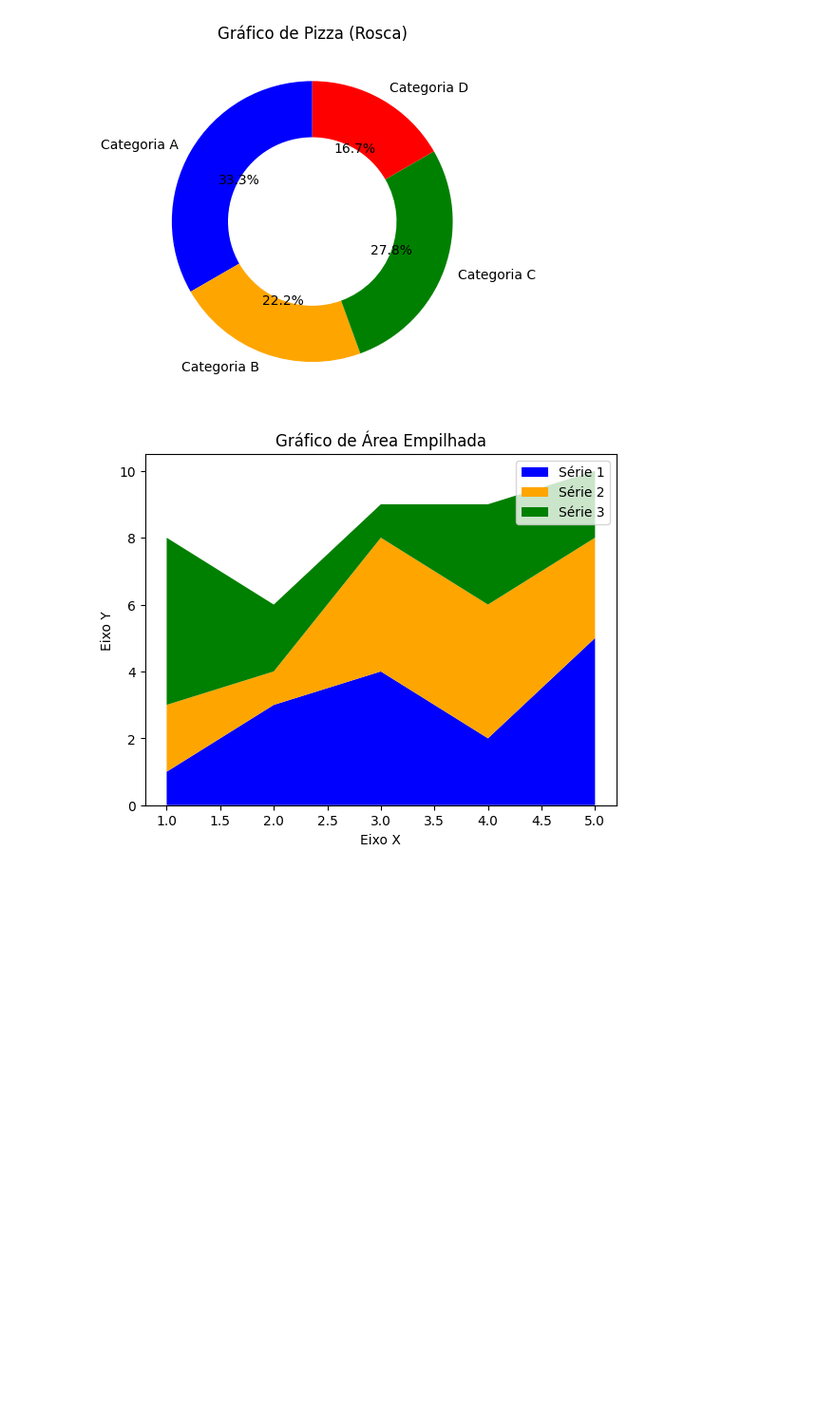
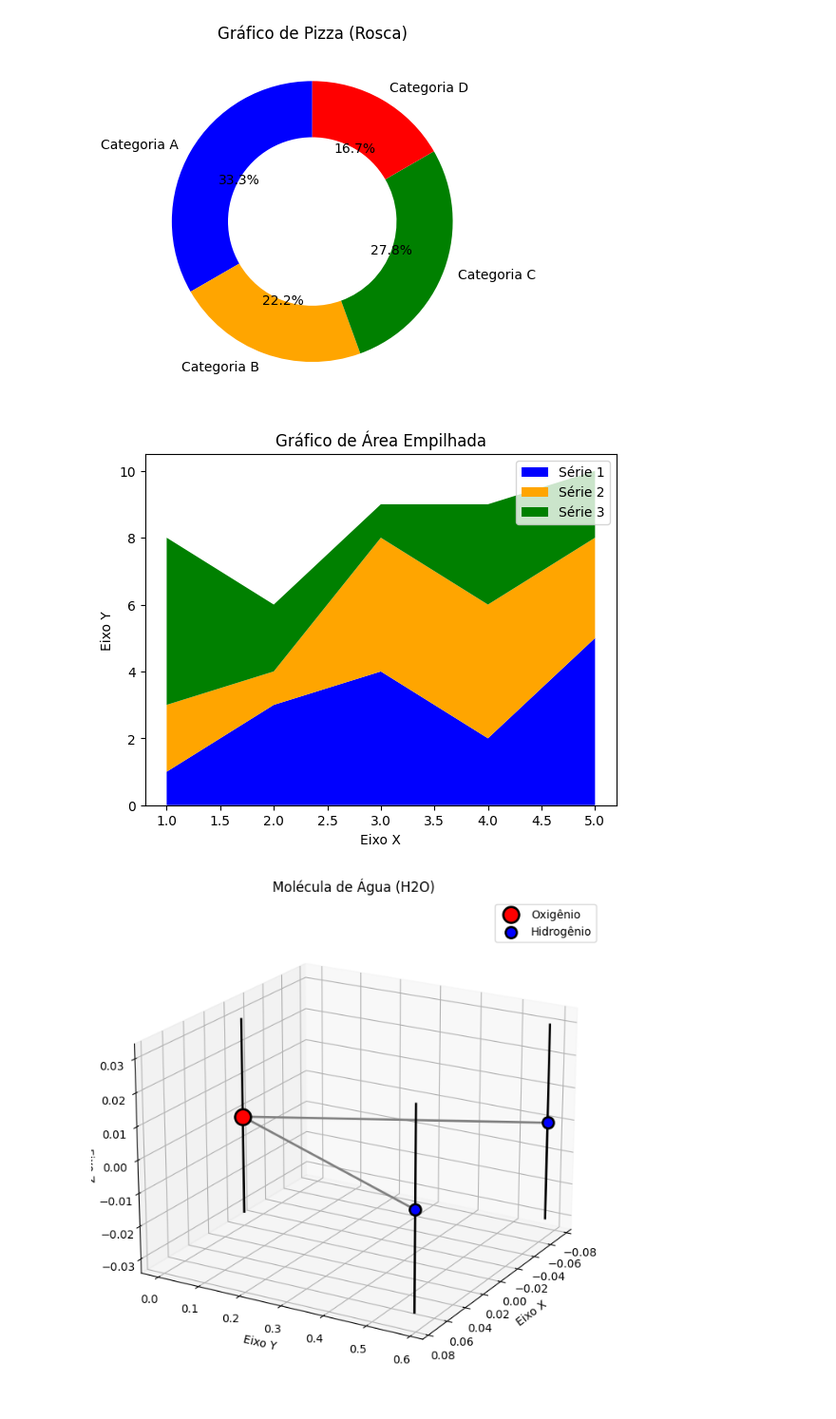
Before and after one commit to kono100/Graficos_em_Python, a Jupyter notebook: grafico.ipynb, the cells around one changed output. Shown at 95% size. Drawn from its saved outputs; the diff is of its cells as text; code cells hidden in the pictures; blank space fills up the shorter version.

```diff
--- a/grafico.ipynb
+++ b/grafico.ipynb
@@ -338,3 +338,51 @@ plt.legend()
 plt.show()
 # %% [output]
 [figure]
+# %%
+
+# Grafico 13
+
+import matplotlib.pyplot as plt
+import numpy as np
+from mpl_toolkits.mplot3d import Axes3D
+
+# Criar a figura tridimensional
+fig = plt.figure(figsize=(8, 8))
+ax = fig.add_subplot(111, projection='3d')
+
+# Coordenadas dos átomos de hidrogênio (H) e oxigênio (O) em uma molécula de água
+oxygen = np.array([0, 0, 0])
+hydrogen1 = np.array([0.075, 0.586, 0])
+hydrogen2 = np.array([-0.075, 0.586, 0])
+
+# Adicionar esferas para representar átomos
+ax.scatter(*oxygen, color='red', s=200, label='Oxigênio', edgecolor='black', linewidth=2)
+ax.scatter(*hydrogen1, color='blue', s=100, label='Hidrogênio', edgecolor='black', linewidth=2)
+ax.scatter(*hydrogen2, color='blue', s=100, edgecolor='black', linewidth=2)
+
+# Adicionar cilindros para representar ligações
+cylinder_radius = 0.03
+ax.plot([oxygen[0], hydrogen1[0]], [oxygen[1], hydrogen1[1]], [oxygen[2], hydrogen1[2]], color='gray', linewidth=2)
+ax.plot([oxygen[0], hydrogen2[0]], [oxygen[1], hydrogen2[1]], [oxygen[2], hydrogen2[2]], color='gray', linewidth=2)
+
+# Adicionar linhas para representar átomos
+ax.plot([oxygen[0], oxygen[0]], [oxygen[1], oxygen[1]], [oxygen[2] - cylinder_radius, oxygen[2] + cylinder_radius], color='black', linewidth=2)
+ax.plot([hydrogen1[0], hydrogen1[0]], [hydrogen1[1], hydrogen1[1]], [hydrogen1[2] - cylinder_radius, hydrogen1[2] + cylinder_radius], color='black', linewidth=2)
+ax.plot([hydrogen2[0], hydrogen2[0]], [hydrogen2[1], hydrogen2[1]], [hydrogen2[2] - cylinder_radius, hydrogen2[2] + cylinder_radius], color='black', linewidth=2)
+
+# Configurar rótulos e título
+ax.set_xlabel('Eixo X')
+ax.set_ylabel('Eixo Y')
+ax.set_zlabel('Eixo Z')
+ax.set_title('Molécula de Água (H2O)')
+
+# Adicionar uma legenda
+ax.legend()
+
+# Ajustar a visualização para uma melhor perspectiva
+ax.view_init(elev=20, azim=30)
+
+# Exibir o gráfico
+plt.show()
+# %% [output]
+[figure, added]
```
